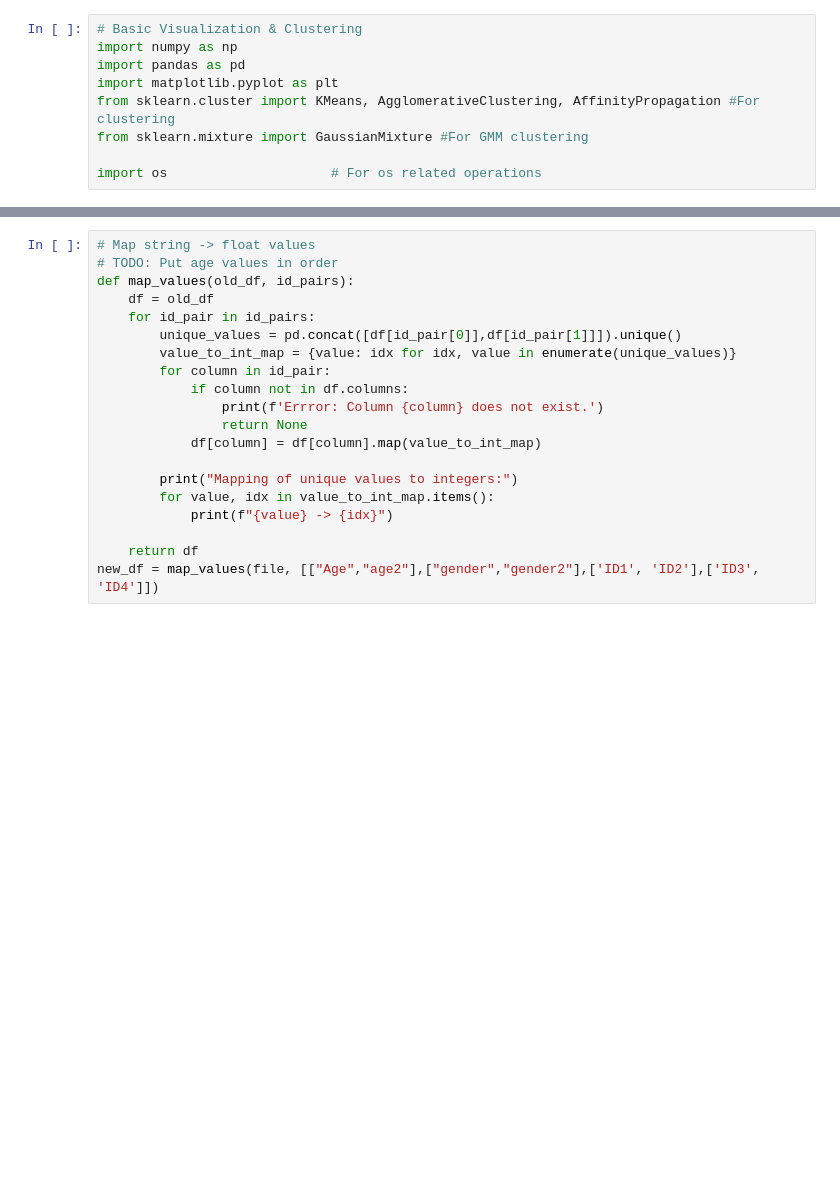
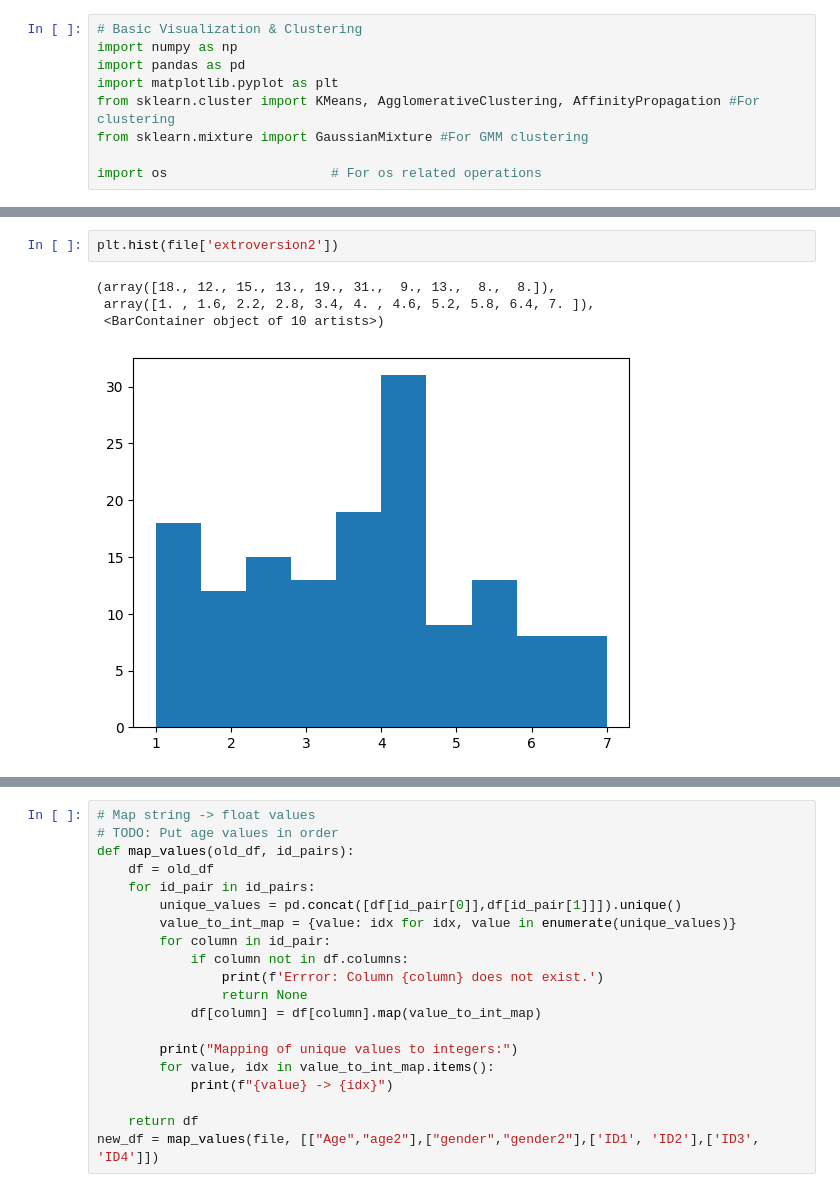
Before and after one commit to danaetroupe/relationship_optimization, a Jupyter notebook: clustering.ipynb, the cells around one changed output, grey strips where cells are left out. Drawn from its saved outputs; the diff is of its cells as text; blank space fills up the shorter version.

```diff
--- a/clustering.ipynb
+++ b/clustering.ipynb
@@ -12,0 +42,7 @@ file = pd.read_csv("Relshare.csv")
+# %%
+plt.hist(file['extroversion2'])
+# %% [output]
+(array([18., 12., 15., 13., 19., 31.,  9., 13.,  8.,  8.]),
+ array([1. , 1.6, 2.2, 2.8, 3.4, 4. , 4.6, 5.2, 5.8, 6.4, 7. ]),
+ <BarContainer object of 10 artists>)
+[figure, added]
```
Also changed, not shown: parts of 7 cells of this notebook.
